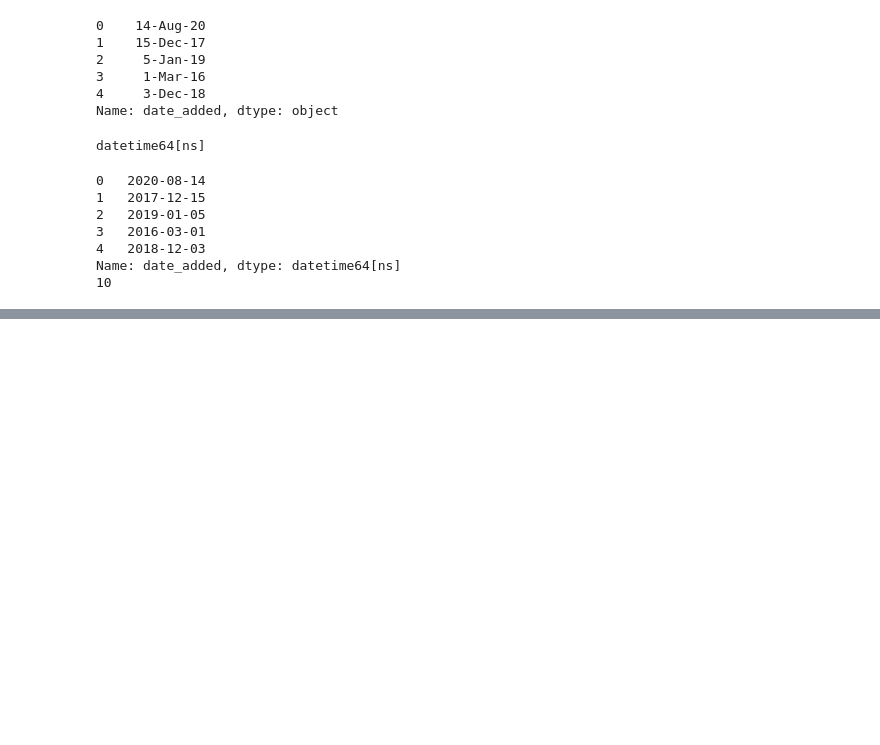
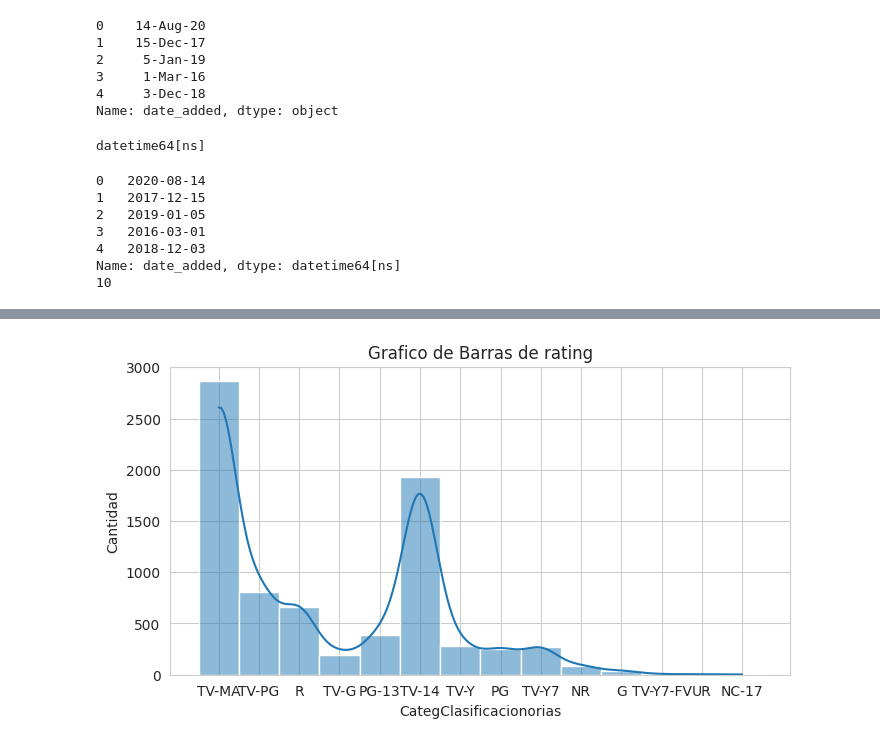
Before and after one commit to DanteRobert1/Optativa_Liz_Uaa, a Jupyter notebook: BD_Netflix.ipynb, the cells around one changed output, grey strips where cells are left out. Cells and saved outputs as stored; diff of their text form; code cells hidden in the pictures; blank space fills up the shorter version.

```diff
--- a/BD_Netflix.ipynb
+++ b/BD_Netflix.ipynb
@@ -157,0 +304,12 @@ max     2021.000000   312.000000        5.000000
+# %%
+plt.figure(figsize=(8, 4))
+sns.histplot(df['rating'], kde=True)
+plt.xlabel('CategClasificacionorias')
+plt.ylabel('Cantidad')
+plt.title('Grafico de Barras de rating')
+plt.show()
+'''
+Las Categorias TV-MAT a tiene mas cantidades de rating de una cantidad de entre 2800 o 2700 mientras que la segunda lo tiene la categoria TV-14 con 1900 o 1800, por lo que se puede ver una diferencia entre las categorias.
+'''
+# %% [output]
+[figure, added]
```
Also changed, not shown: parts of 19 cells of this notebook.
